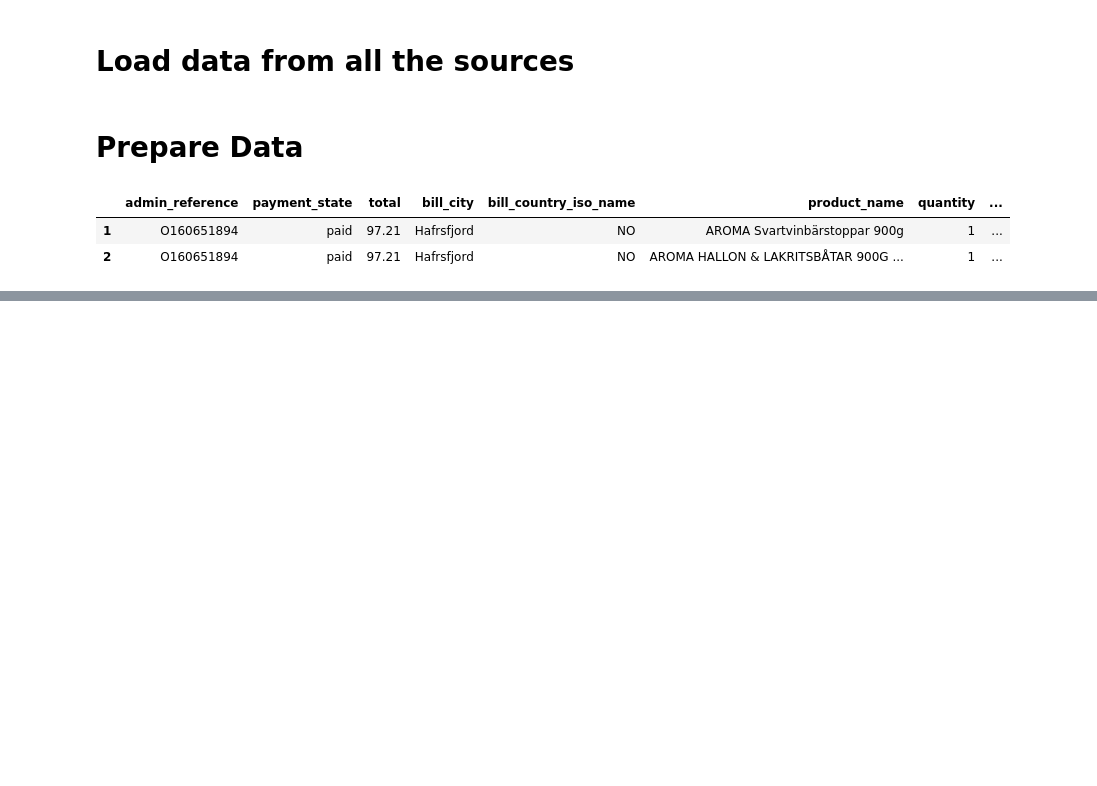
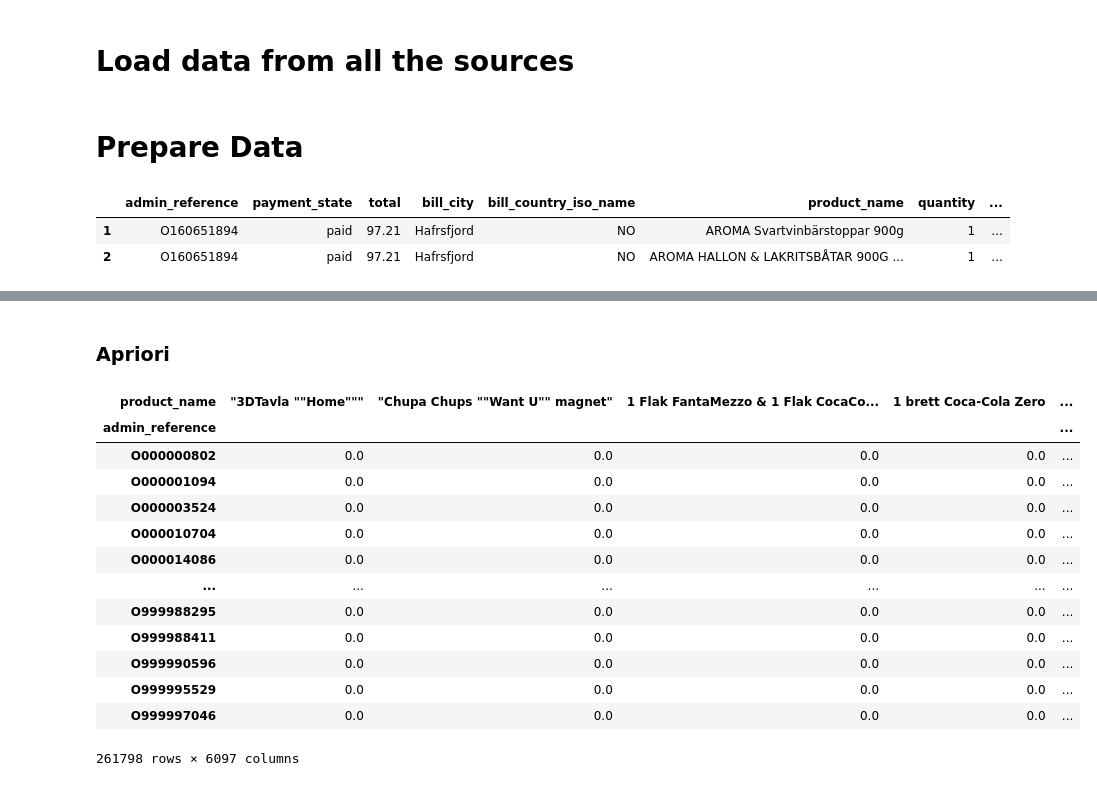
Before and after one commit to Iamnikhilramesh/Intern-files, a Jupyter notebook: Association Rule Analysis (Q3).ipynb, the cells around one changed output, grey strips where cells are left out. Cells and saved outputs as stored; diff of their text form; code cells hidden in the pictures; blank space fills up the shorter version.

```diff
--- a/Association Rule Analysis (Q3).ipynb
+++ b/Association Rule Analysis (Q3).ipynb
@@ -94,0 +151,8 @@ NameError: name 'products' is not defined
+# %% [markdown]
+### Apriori
+# %%
+#Remove space in the product name
+orders['product_name'] = orders['product_name'].str.strip()
+# %%
+#drop empty admin_reference
+orders.dropna(axis=0, subset=['admin_reference'], inplace=True)
@@ -94,0 +165,17 @@ NameError: name 'products' is not defined
+# %%
+basket
+# %% [output]
+| product_name | "3DTavla ""Home""" | "Chupa Chups ""Want U"" magnet" | 1 Flak FantaMezzo & 1 Flak CocaCo... | 1 brett Coca-Cola Zero | ... |
+| admin_reference |  |  |  |  | ... |
+| O000000802 | 0.0 | 0.0 | 0.0 | 0.0 | ... |
+| O000001094 | 0.0 | 0.0 | 0.0 | 0.0 | ... |
+| O000003524 | 0.0 | 0.0 | 0.0 | 0.0 | ... |
+| O000010704 | 0.0 | 0.0 | 0.0 | 0.0 | ... |
+| O000014086 | 0.0 | 0.0 | 0.0 | 0.0 | ... |
+| ... | ... | ... | ... | ... | ... |
+| O999988295 | 0.0 | 0.0 | 0.0 | 0.0 | ... |
+| O999988411 | 0.0 | 0.0 | 0.0 | 0.0 | ... |
+| O999990596 | 0.0 | 0.0 | 0.0 | 0.0 | ... |
+| O999995529 | 0.0 | 0.0 | 0.0 | 0.0 | ... |
+| O999997046 | 0.0 | 0.0 | 0.0 | 0.0 | ... |
+261798 rows × 6097 columns
```
Also changed, not shown: parts of 19 cells of this notebook, 4 other files.
